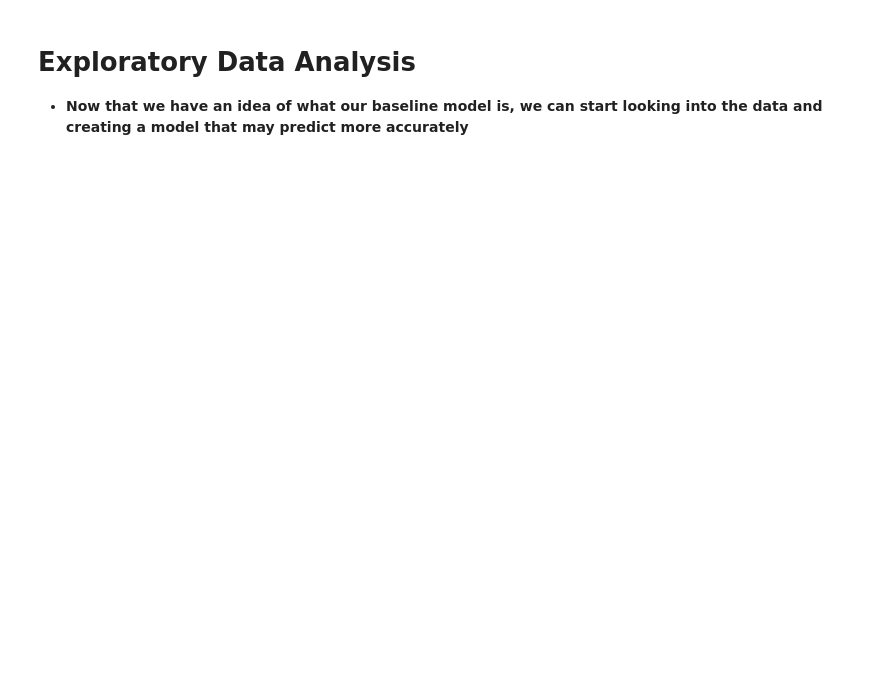
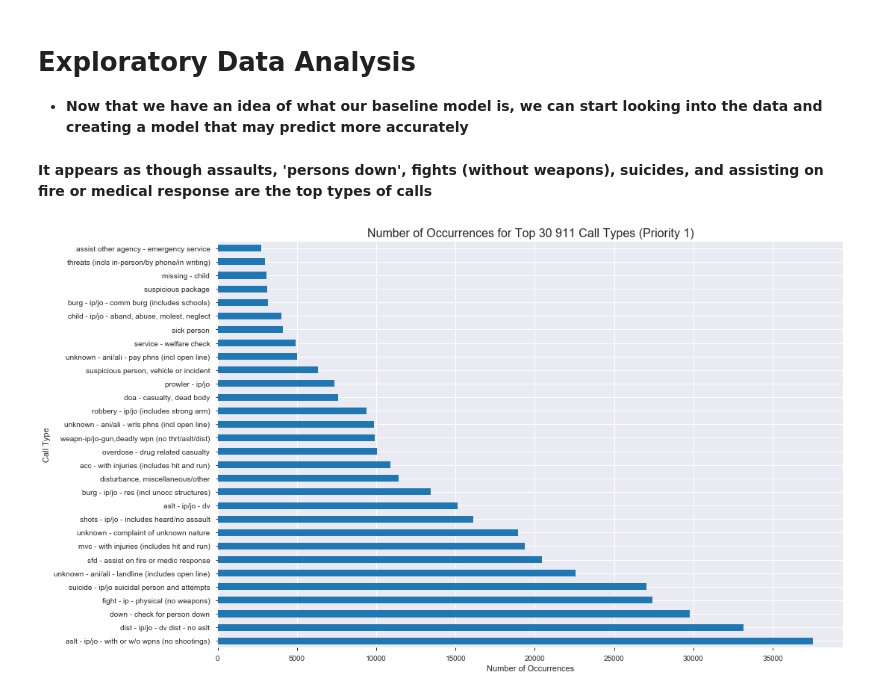
Before and after one commit to sam-cannon/Predicting-911-Calls-In-Seattle, a Jupyter notebook: Predicting 911 Response Times.ipynb, the cells around one changed output. Saved outputs shown, nothing was run; the diff lists cells and outputs as text; code cells hidden in the pictures; blank space fills up the shorter version.

```diff
--- a/Predicting 911 Response Times.ipynb
+++ b/Predicting 911 Response Times.ipynb
@@ -172,3 +172,13 @@ dtype: float64
 # %% [markdown]
 # Exploratory Data Analysis
 - __Now that we have an idea of what our baseline model is, we can start looking into the data and creating a model that may predict more accurately__
+# %% [markdown]
+__It appears as though assaults, 'persons down', fights (without weapons), suicides, and assisting on fire or medical response are the top types of calls__
+# %%
+#looking at what types of calls are made the most (top 30)
+df['initial_call_type'].value_counts().nlargest(30).plot(kind = 'barh', figsize = (15, 10))
+plt.title('Number of Occurrences for Top 30 911 Call Types (Priority 1)', fontsize = 16)
+plt.xlabel('Number of Occurrences')
+plt.ylabel('Call Type');
+# %% [output]
+[figure, added]
```
Also changed, not shown: parts of 11 cells of this notebook.
